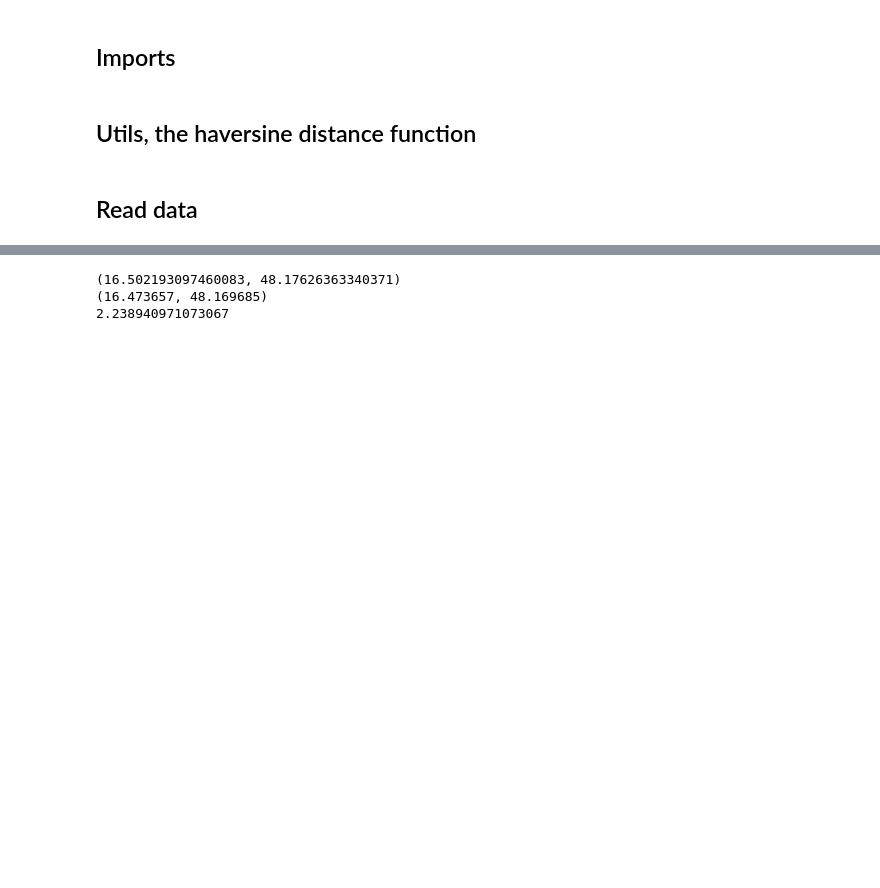
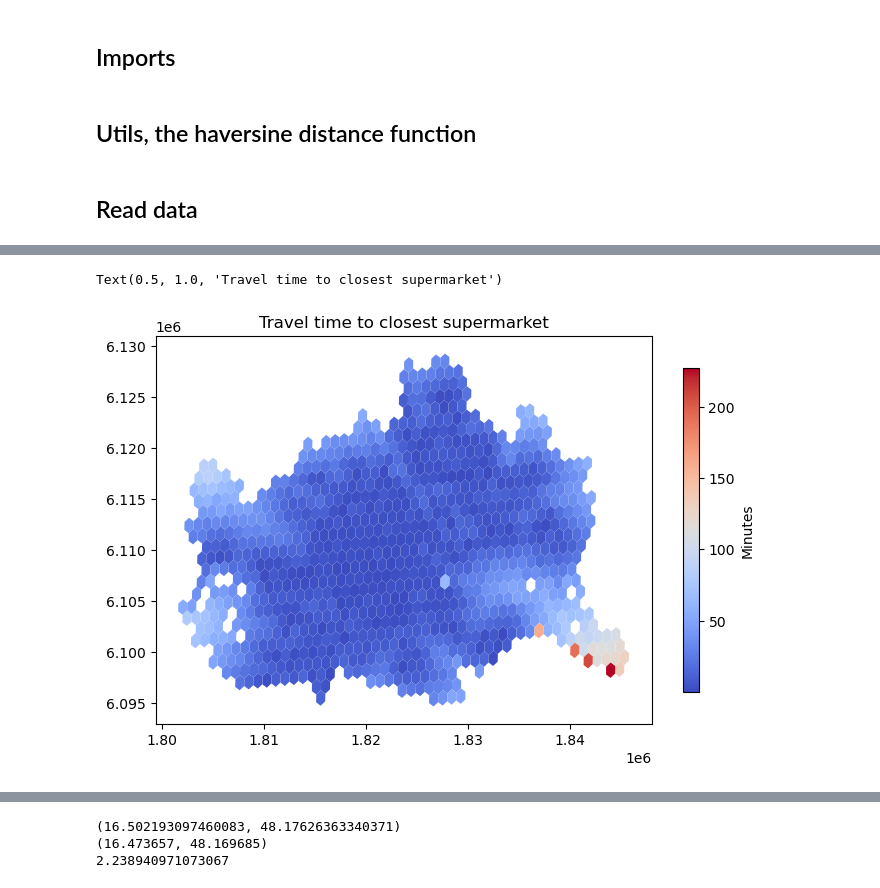
Before and after one commit to pierobirelloPB/15_min, a Jupyter notebook: notebooks/travel_times_example.ipynb, the cells around one changed output, grey strips where cells are left out. Saved outputs shown, nothing was run; the diff lists cells and outputs as text; code cells hidden in the pictures; blank space fills up the shorter version.

```diff
--- a/notebooks/travel_times_example.ipynb
+++ b/notebooks/travel_times_example.ipynb
@@ -21,3 +27,7 @@ import math
+# %%
+EQUAL_AREA_PROJ = '+proj=cea'
+LON_LAT_PROJ = 'EPSG:4326'
+MERCATOR_PROJ = 'epsg:3395'
 # %% [markdown]
 ## Utils, the haversine distance function
 # %%
@@ -95,0 +136,13 @@ display(gdf_nearest_loc.head(5))
+# %%
+fig, ax = plt.subplots(figsize=(8,6))
+
+gdf_plot = gdf_travel_time.to_crs(MERCATOR_PROJ)
+gdf_plot.plot(column='timeto_shop_supermarket',cmap='coolwarm',
+              legend=True, legend_kwds={'shrink': 0.7, 'label': 'Minutes'},
+              ax=ax)
+
+ax.set_title('Travel time to closest supermarket')
+#ax.set_axis_off()
+# %% [output]
+Text(0.5, 1.0, 'Travel time to closest supermarket')
+[figure, added]
```
Also changed, not shown: parts of 15 cells of this notebook, 6 other files.
